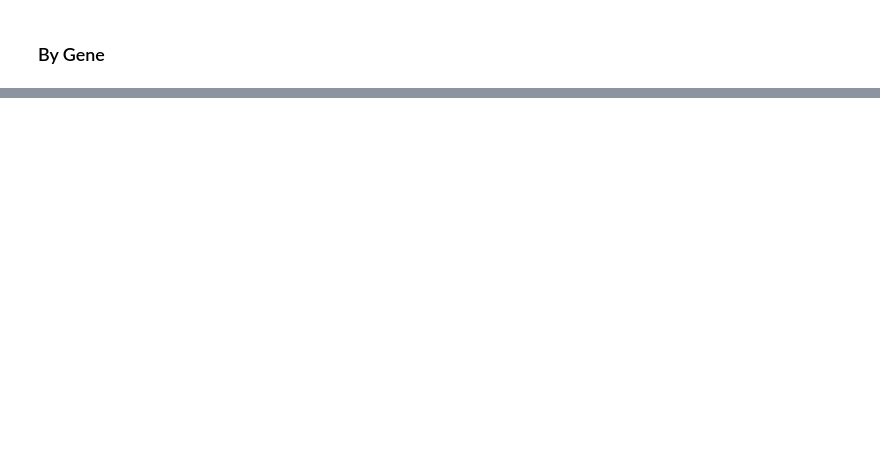
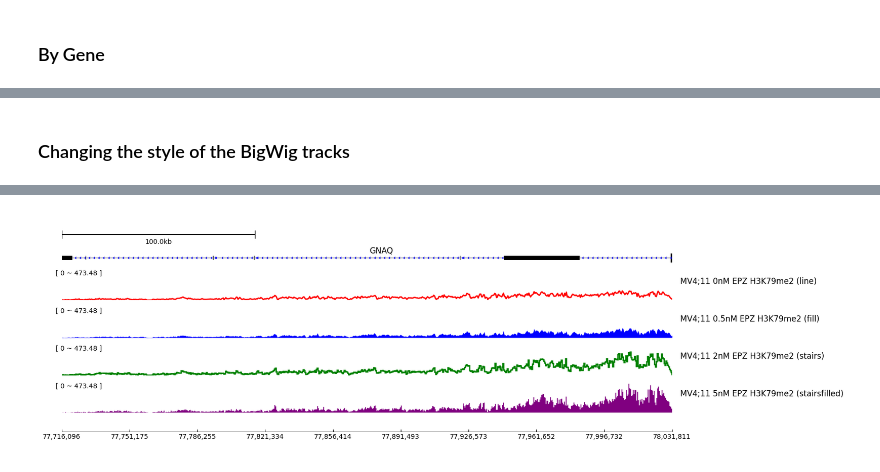
Before and after one commit to alsmith151/plotnado, a Jupyter notebook: docs/basic_example.ipynb, the cells around one changed output, grey strips where cells are left out. Saved outputs shown, nothing was run; the diff lists cells and outputs as text; code cells hidden in the pictures; blank space fills up the shorter version.

```diff
--- a/docs/basic_example.ipynb
+++ b/docs/basic_example.ipynb
@@ -83,0 +249,40 @@ figure.plot_gene('GNAQ', genome='hg38') # Plot the gene
+# %% [markdown]
+### Changing the style of the BigWig tracks
+# %%
+figure = pn.Figure(autospacing=True)
+figure.add_track('scale')
+figure.add_track('genes',
+                 genome='hg38',
+                 gene_style='normal',  # 'normal' or 'flybase' - I much prefer 'normal'
+                 min_gene_length=1e5, # Minimum gene length to plot, useful to filter out small genes that often clutter the plot
+                 height=0.5, # Height of the track - setting this to 0.5 makes the gene track look nicer
+                 )
+
+# Define the colours for the bigwigs
+bigwig_colours = {
+    'MV4;11 0nM EPZ H3K79me2': 'red',
+    'MV4;11 0.5nM EPZ H3K79me2': 'blue',
+    'MV4;11 2nM EPZ H3K79me2': 'green',
+    'MV4;11 5nM EPZ H3K79me2': 'purple',
+}
+
+styles = ['line', 'fill', 'stairs', 'stairsfilled']
+
+for i, (name, url) in enumerate(bigwigs.items()):
+
+    style = styles[i]
+
+    figure.add_track('bigwig',
+                     file=url,
+                     title=f'{name} ({style})',
+                     style=style,
+                     color=bigwig_colours[name], # Set the colour of the track using the bigwig_colours dictionary
+                     autoscale_group='H3K79me2',
+                     min_value=0,
+                     data_range_style='text', # Display the data range as text rather than a bar
+                     )
+
+figure.add_track('xaxis')
+
+figure.plot_gene('GNAQ', genome='hg38')
+# %% [output]
@@ -83,0 +291 @@ figure.plot_gene('GNAQ', genome='hg38') # Plot the gene
+[figure, added]
```
Also changed, not shown: parts of 18 cells of this notebook.
